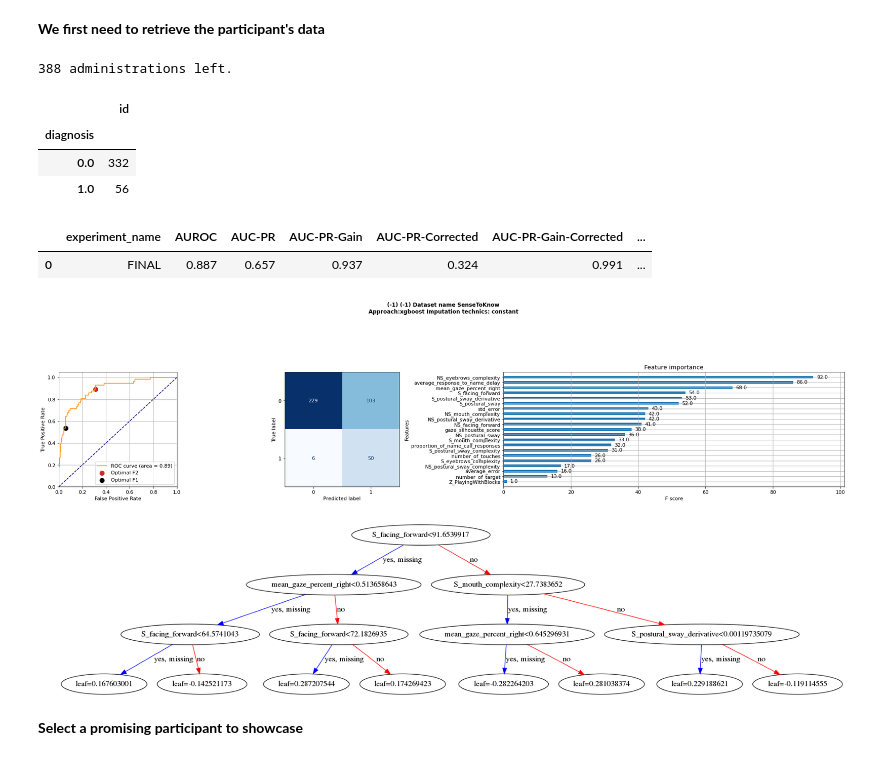
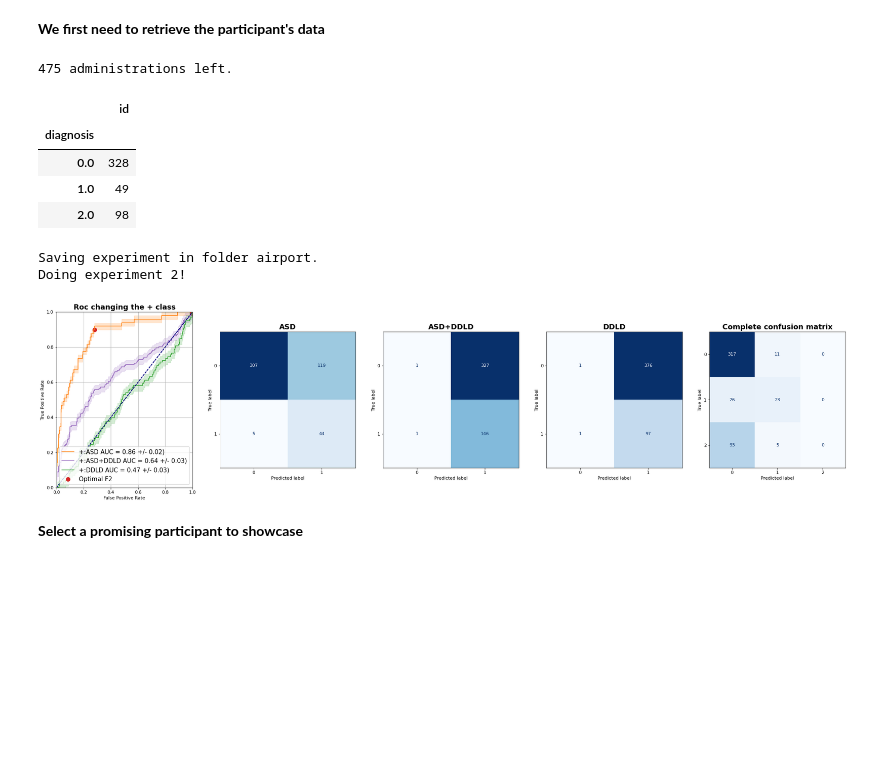
Before and after one commit to matiasdm/notes_on_stats, a Jupyter notebook: doc/notebooks/paper_participant_report.ipynb, the cells around one changed output. Cells and saved outputs as stored; diff of their text form; code cells hidden in the pictures; blank space fills up the shorter version.

```diff
--- a/doc/notebooks/paper_participant_report.ipynb
+++ b/doc/notebooks/paper_participant_report.ipynb
@@ -48,7 +48,7 @@ def display_interaction_summary(matrix_shap):
 # %% [markdown]
 **We first need to retrieve the participant's data**
 # %%
-xgboost_hyperparameters = {'scale_pos_weight':True,#np.sum(data.y_train==0)/np.sum(data.y_train==1),
+xgboost_hyperparameters = {'scale_pos_weight':False,#np.sum(data.y_train==0)/np.sum(data.y_train==1),
                             'max_depth' : 3,
                             'learning_rate' : 0.15,
                             'gamma': 0.1,
@@ -60,45 +60,46 @@ use_weight = False
 if use_weight:
     weighted_confidence_score = np.load(os.path.join(DATA_DIR, 'weight_multimodal.npy'))
 else:
     weighted_confidence_score = None
 
 
 df =  pd.read_csv(AUTISM_DATA_PATH)
 
 data = Dataset(df=df,
                missing_data_handling='imputation',
                imputation_method='constant',
                sampling_method='without',
-               scenario = 'multimodal_2023',
+               scenario = 'multimodal_2023_regular_ddld',
                features_name = deepcopy(DEFAULT_PREDICTORS_BY_TYPES['All']),
                scale_data=False,
                use_missing_indicator_variables=USE_MISSING_INDICATOR_PREDICTORS,
                verbosity=1,
                proportion_train=1)
 
 exp = Experiments(data.dataset_name,
                   dataset=data,
                   approach='xgboost',
                   previous_experiment=None,
                   debug=False,
-                  experiment_folder_name='PAPER',
+                  experiment_folder_name='airport',
                   model_hyperparameters=xgboost_hyperparameters,
-                  experiment_name = 'FINAL',
+                  experiment_name = 'all+ddld',
                   verbosity=1,
-                  save_experiment=False)
+                  save_experiment=True)
 
-exp.fit_predict(num_cv=5, sample_weight=weighted_confidence_score)
-exp.predictions_df['sample_weight'] = weighted_confidence_score
+exp.fit_predict(num_cv=10, sample_weight=weighted_confidence_score)
+#exp.predictions_df['sample_weight'] = weighted_confidence_score
 exp.plot()
 # %% [output]
-388 administrations left.
+475 administrations left.
 |  | id |
 | diagnosis |  |
-| 0.0 | 332 |
-| 1.0 | 56 |
+| 0.0 | 328 |
+| 1.0 | 49 |
+| 2.0 | 98 |
-|  | experiment_name | AUROC | AUC-PR | AUC-PR-Gain | AUC-PR-Corrected | AUC-PR-Gain-Corrected | ... |
-| 0 | FINAL | 0.887 | 0.657 | 0.937 | 0.324 | 0.991 | ... |
+Saving experiment in folder airport.
+Doing experiment 2!
-[figure, old version]
+[figure, new version]
 # %% [markdown]
 **Select a promising participant to showcase**
 # %%
```
Also changed, not shown: parts of 6 cells of this notebook, 7 other files.
